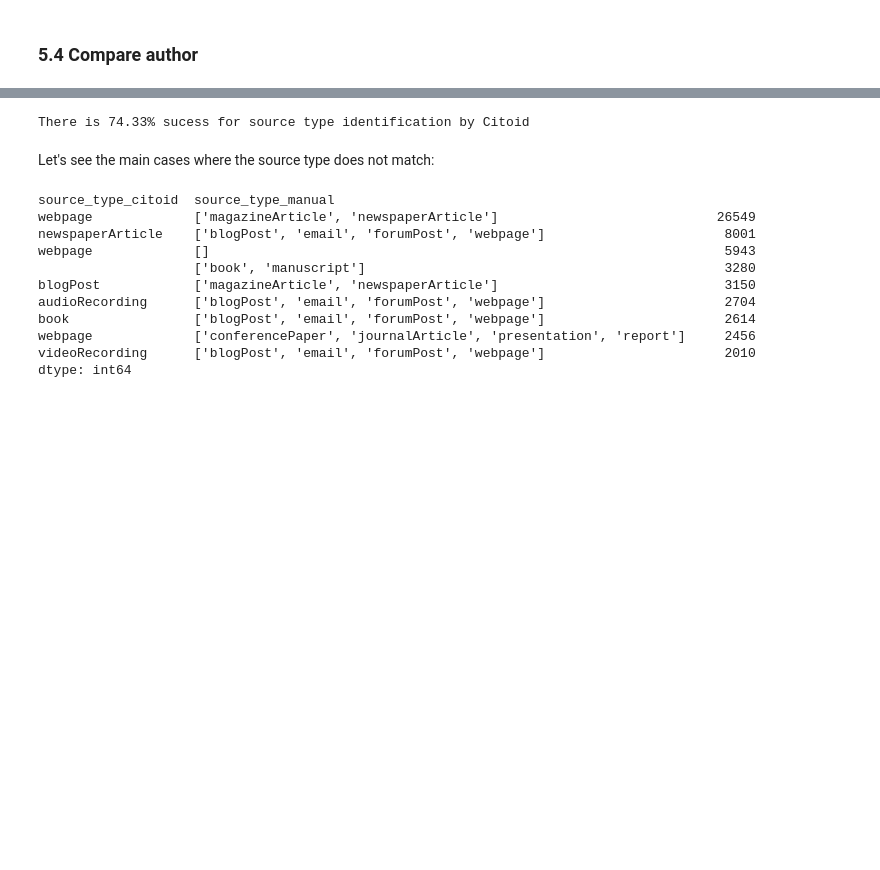
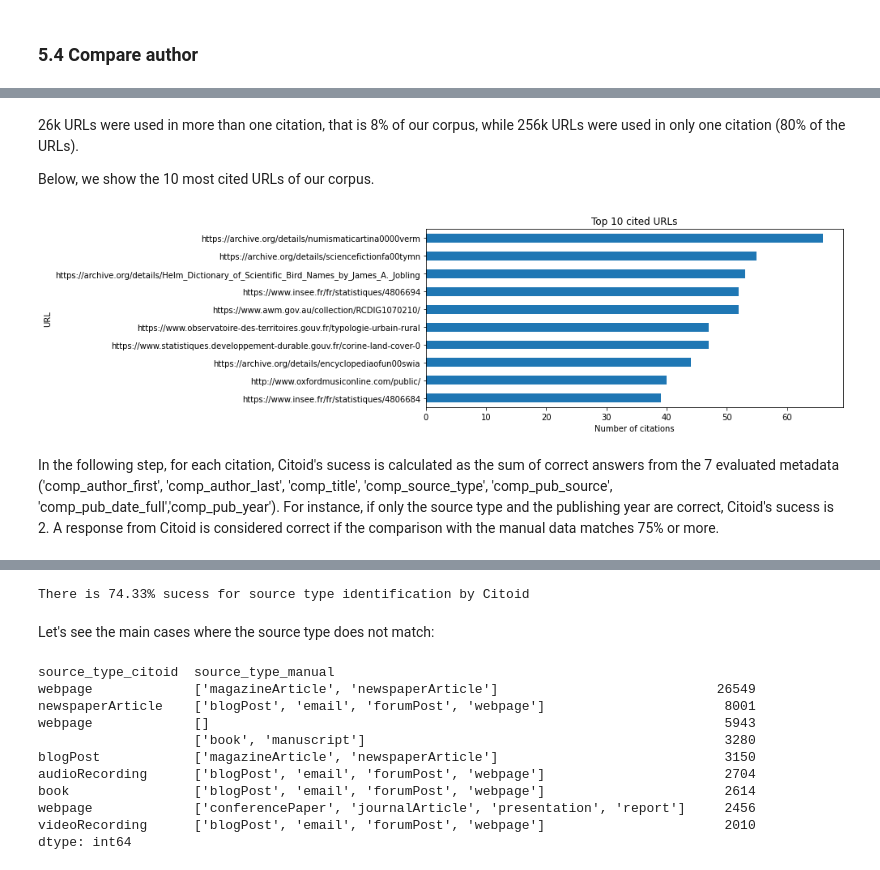
Before and after one commit to hdlabconicet/Web2Cit-research, a Jupyter notebook: understand-citoid-coverage.ipynb, the cells around one changed output, grey strips where cells are left out. Saved outputs shown, nothing was run; the diff lists cells and outputs as text; code cells hidden in the pictures; blank space fills up the shorter version.

```diff
--- a/understand-citoid-coverage.ipynb
+++ b/understand-citoid-coverage.ipynb
@@ -1369,0 +1386,16 @@ comparison.to_csv("eval/eval_all_citations.csv.gz", index=False)
+# %% [markdown]
+26k URLs were used in more than one citation, that is 8% of our corpus, while 256k URLs were used in only one citation (80% of the URLs).
+
+Below, we show the 10 most cited URLs of our corpus.
+# %%
+ax = url_counts_several[10:0:-1].plot(figsize=[14,4], title="Top 10 cited URLs", legend=False, kind="barh")
+ax.set_ylabel("URL")
+ax.set_xlabel("Number of citations")
+
+plt.tight_layout()
+plt.savefig("plots/top_cited_urls.png")
+plt.show()
+# %% [output]
+[figure, added]
+# %% [markdown]
+In the following step, for each citation, Citoid's sucess is calculated as the sum of correct answers from the 7 evaluated metadata ('comp_author_first', 'comp_author_last', 'comp_title', 'comp_source_type', 'comp_pub_source', 'comp_pub_date_full','comp_pub_year'). For instance, if only the source type and the publishing year are correct, Citoid's sucess is 2. A response from Citoid is considered correct if the comparison with the manual data matches 75% or more.
```
Also changed, not shown: parts of 62 cells of this notebook, 6 other files.
